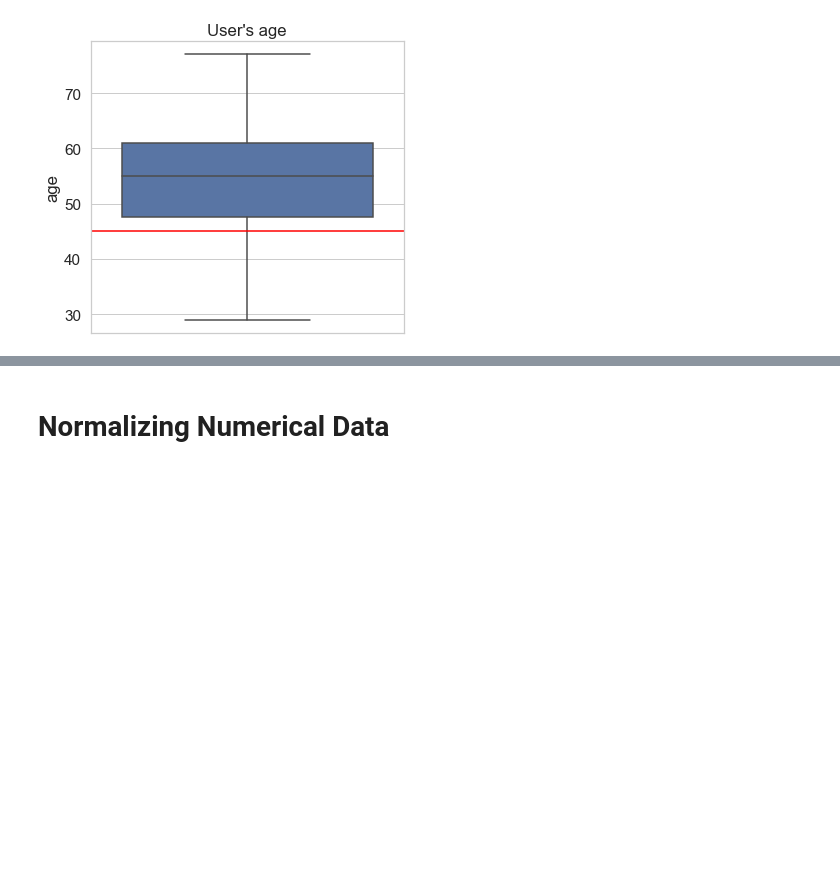
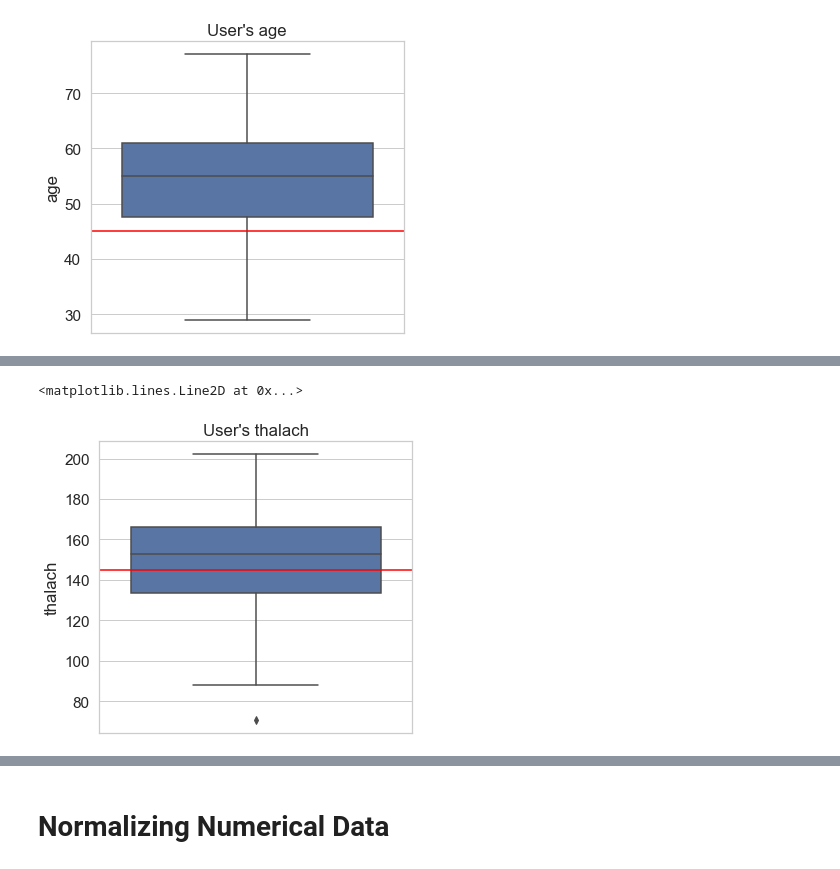
Before and after one commit to cat-castle-99/ECS171Proj, a Jupyter notebook: Project_User_Position.ipynb, the cells around one changed output, grey strips where cells are left out. Drawn from its saved outputs; the diff is of its cells as text; code cells hidden in the pictures; blank space fills up the shorter version.

```diff
--- a/Project_User_Position.ipynb
+++ b/Project_User_Position.ipynb
@@ -271,0 +281,7 @@ plt.axhline(y=45, color='red')
+# %%
+user_input = 145
+sns.boxplot(y=df['thalach']).set_title("User's thalach")
+plt.axhline(y=user_input, color='red')
+# %% [output]
+<matplotlib.lines.Line2D at 0x...>
+[figure, added]
```
Also changed, not shown: parts of 7 cells of this notebook.
